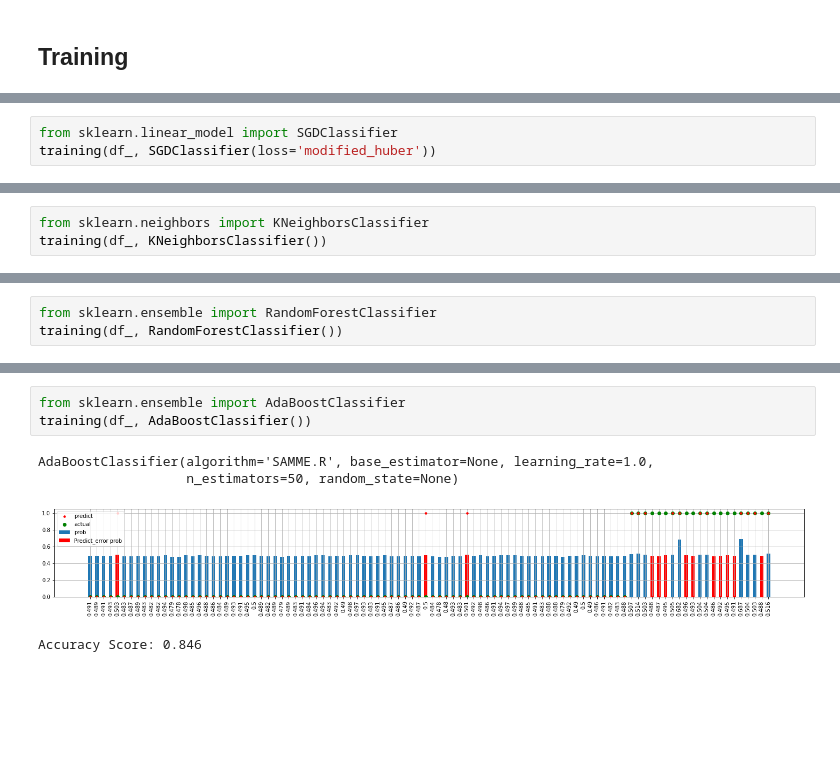
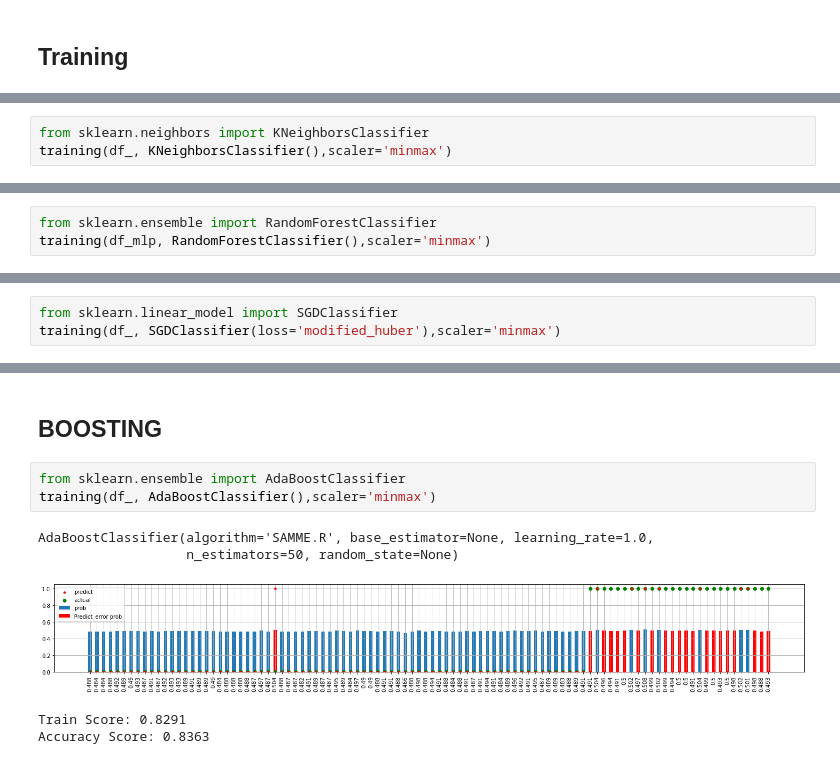
Before and after one commit to ryan73093/kaggle-sklearn, a Jupyter notebook: Predicting_Churn_for_Bank_Customers.ipynb, the cells around one changed output, grey strips where cells are left out. Saved outputs shown, nothing was run; the diff lists cells and outputs as text; blank space fills up the shorter version.

```diff
--- a/Predicting_Churn_for_Bank_Customers.ipynb
+++ b/Predicting_Churn_for_Bank_Customers.ipynb
@@ -189,4 +231,4 @@ Accuracy Score: 0.794
 # %%
-from sklearn.linear_model import SGDClassifier
-training(df_, SGDClassifier(loss='modified_huber'))
+from sklearn.neighbors import KNeighborsClassifier
+training(df_, KNeighborsClassifier(),scaler='minmax')
 # %% [output]
@@ -201,3 +240,0 @@ Accuracy Score: 0.782
-# %%
-from sklearn.neighbors import KNeighborsClassifier
-training(df_, KNeighborsClassifier())
@@ -222,6 +254,6 @@ Accuracy Score: 0.787
 # %%
 from sklearn.ensemble import RandomForestClassifier
-training(df_, RandomForestClassifier())
+training(df_mlp, RandomForestClassifier(),scaler='minmax')
 # %% [output]
 RandomForestClassifier(bootstrap=True, ccp_alpha=0.0, class_weight=None,
                        criterion='gini', max_depth=None, max_features='auto',
@@ -235,0 +269,3 @@ Accuracy Score: 0.811
+# %%
+from sklearn.linear_model import SGDClassifier
+training(df_, SGDClassifier(loss='modified_huber'),scaler='minmax')
@@ -236,8 +298,11 @@ Accuracy Score: 0.811
+# %% [markdown]
+## BOOSTING
 # %%
 from sklearn.ensemble import AdaBoostClassifier
-training(df_, AdaBoostClassifier())
+training(df_, AdaBoostClassifier(),scaler='minmax')
 # %% [output]
 AdaBoostClassifier(algorithm='SAMME.R', base_estimator=None, learning_rate=1.0,
                    n_estimators=50, random_state=None)
-[figure, old version]
+[figure, new version]
-Accuracy Score: 0.846
+Train Score: 0.8291
+Accuracy Score: 0.8363
```
Also changed, not shown: parts of 27 cells of this notebook.
